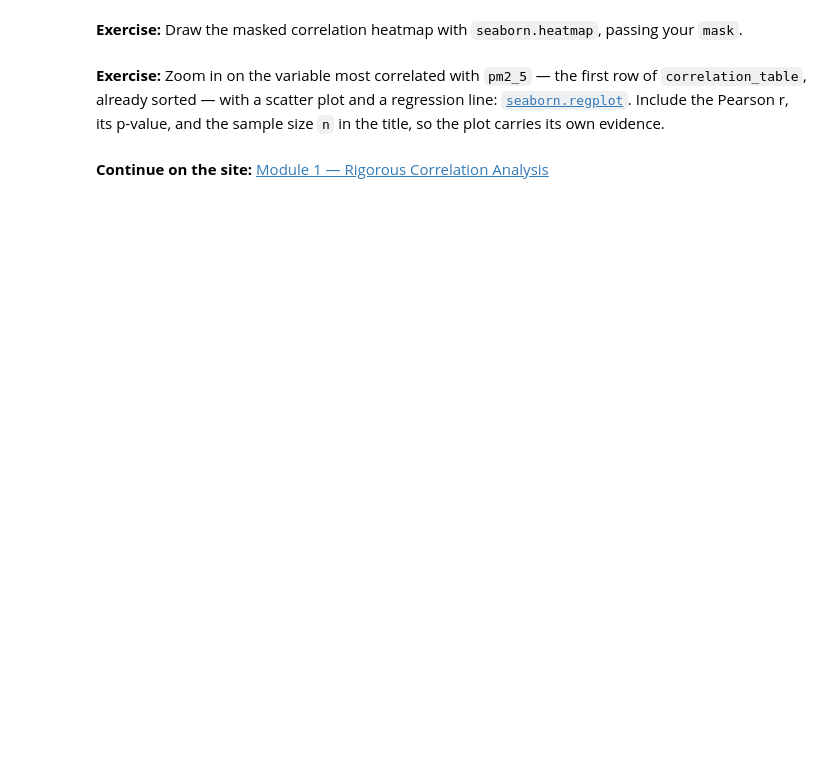
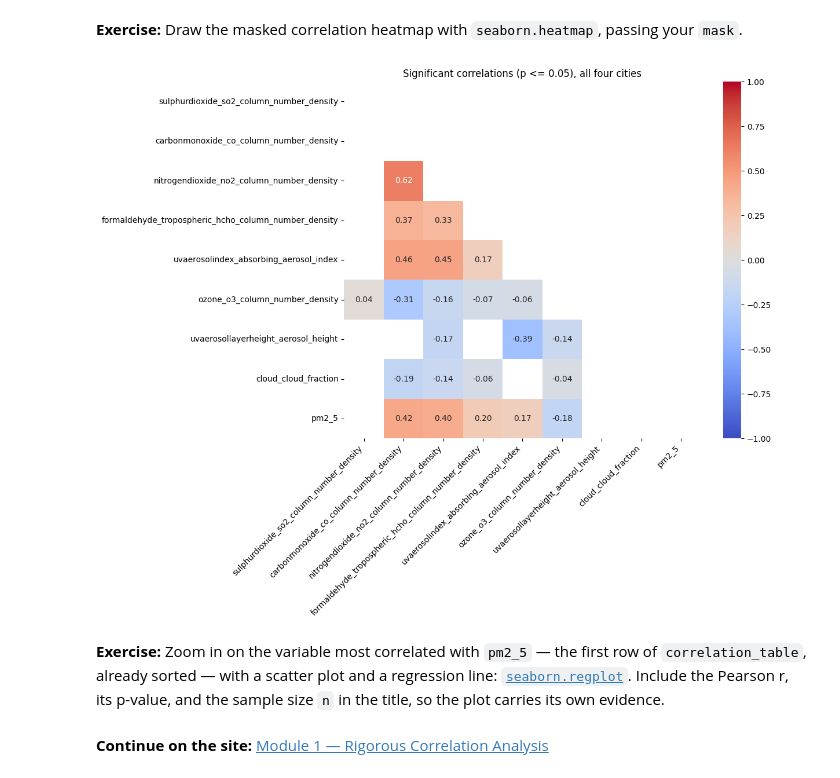
Before and after one commit to maxencecollin/air-quality, a Jupyter notebook: notebooks/session3/01_correlation_analysis.ipynb, the cells around one changed output. Drawn from its saved outputs; the diff is of its cells as text; code cells hidden in the pictures; blank space fills up the shorter version.

Commit message:
feat(notebook): add masked significant correlation heatmap

```diff
--- a/notebooks/session3/01_correlation_analysis.ipynb
+++ b/notebooks/session3/01_correlation_analysis.ipynb
@@ -131,8 +131,26 @@ def pairwise_correlation_matrices(df, columns):
     - pvalue_matrix: DataFrame of the same shape, the matching p-values
       (1.0 on the diagonal, since a variable is not tested against itself)
     """
+    corr = df[columns].corr()
+
+    pvalue_matrix = pd.DataFrame(1.0, index=columns, columns=columns)
+    for col_a in columns:
+        for col_b in columns:
+            if col_a == col_b:
+                continue
+            pair = df.dropna(subset=[col_a, col_b])
+            _, p_value = stats.pearsonr(pair[col_a], pair[col_b])
+            pvalue_matrix.loc[col_a, col_b] = p_value
+
+    return corr, pvalue_matrix
 # %% [markdown]
 **Exercise:** Apply `pairwise_correlation_matrices` to `satellite_columns + ["pm2_5"]` to get `corr` and `pvalue_matrix`. Then build the mask in two parts and combine them with `|` (a cell is hidden if *either* is true): (1) `pvalue_matrix > 0.05` for the non-significant cells, and (2) the upper triangle, using [`numpy.triu`](https://numpy.org/doc/stable/reference/generated/numpy.triu.html) on a same-shaped array of `True` — check its `k` argument to exclude the diagonal itself (you want to hide the redundant mirror, not the variables' self-correlation row).
 # %%
 # TODO 4: apply pairwise_correlation_matrices, then build a mask that hides
 # non-significant cells (p >= 0.05) and the redundant upper triangle
+corr, pvalue_matrix = pairwise_correlation_matrices(df, satellite_columns + ["pm2_5"])
+
+not_significant = pvalue_matrix > 0.05
+upper_triangle = np.triu(np.ones(corr.shape, dtype=bool), k=1)
+mask = not_significant | upper_triangle
+mask
@@ -140,6 +169,15 @@ def pairwise_correlation_matrices(df, columns):
 **Exercise:** Draw the masked correlation heatmap with `seaborn.heatmap`, passing your `mask`.
 # %%
 # TODO 5: draw the correlation heatmap, hiding masked cells
+fig, ax = plt.subplots(figsize=(10, 8))
+sns.heatmap(
+    corr, mask=mask, annot=True, fmt=".2f", cmap="coolwarm", vmin=-1, vmax=1, square=True, ax=ax
+)
+ax.set_title("Significant correlations (p <= 0.05), all four cities")
+plt.setp(ax.get_xticklabels(), rotation=45, ha="right")
+plt.show()
+# %% [output]
+[figure, added]
 # %% [markdown]
 **Exercise:** Zoom in on the variable most correlated with `pm2_5` — the first row of `correlation_table`, already sorted — with a scatter plot and a regression line: [`seaborn.regplot`](https://seaborn.pydata.org/generated/seaborn.regplot.html). Include the Pearson r, its p-value, and the sample size `n` in the title, so the plot carries its own evidence.
 # %%
```
Also changed, not shown: parts of 1 cell of this notebook.
